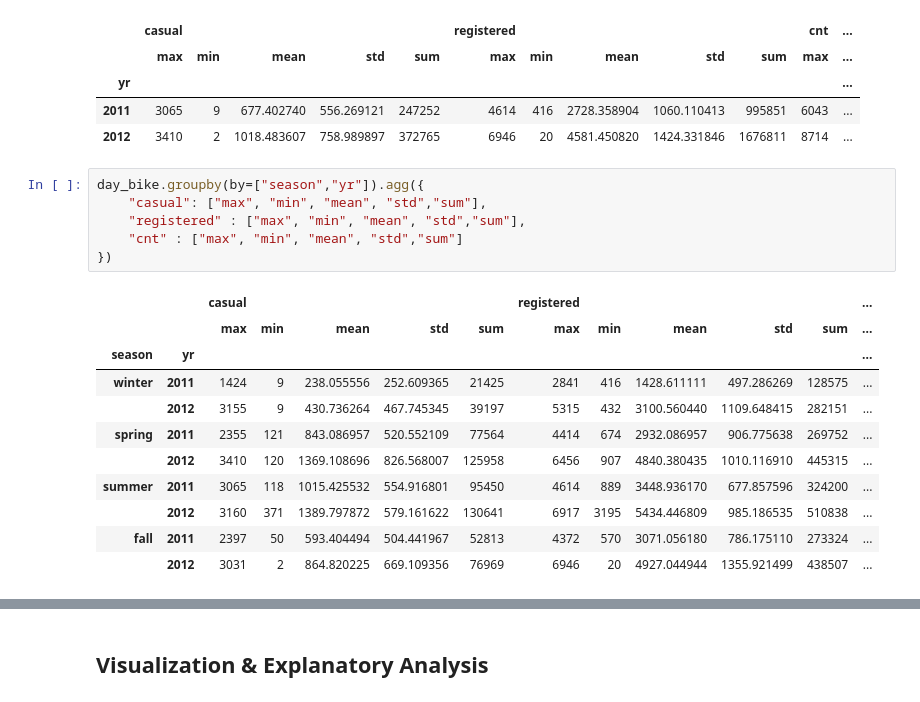
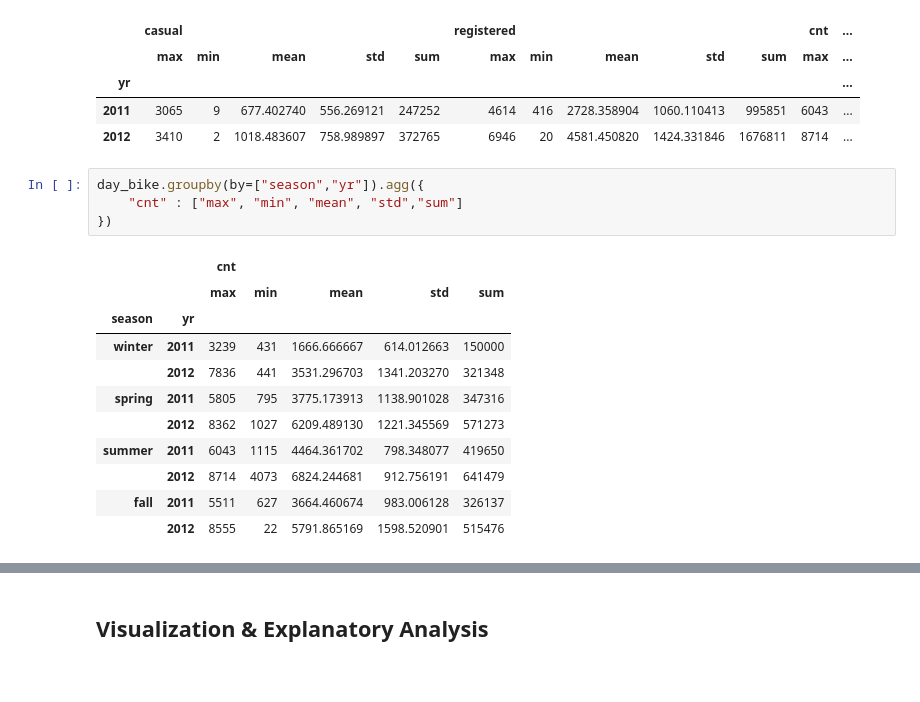
Before and after one commit to Diace7z/dicoding, a Jupyter notebook: notebook.ipynb, the cells around one changed output, grey strips where cells are left out. Drawn from its saved outputs; the diff is of its cells as text.

```diff
--- a/notebook.ipynb
+++ b/notebook.ipynb
@@ -420,21 +482,19 @@ day_bike.groupby(by=["yr"]).agg({
 | 2012 | 3410 | 2 | 1018.483607 | 758.989897 | 372765 | 6946 | 20 | 4581.450820 | 1424.331846 | 1676811 | 8714 | ... |
 # %%
 day_bike.groupby(by=["season","yr"]).agg({
-    "casual": ["max", "min", "mean", "std","sum"],
-    "registered" : ["max", "min", "mean", "std","sum"],
     "cnt" : ["max", "min", "mean", "std","sum"]
 })
 # %% [output]
-|  |  | casual |  |  |  |  | registered |  |  |  |  | ... |
-|  |  | max | min | mean | std | sum | max | min | mean | std | sum | ... |
-| season | yr |  |  |  |  |  |  |  |  |  |  | ... |
-| winter | 2011 | 1424 | 9 | 238.055556 | 252.609365 | 21425 | 2841 | 416 | 1428.611111 | 497.286269 | 128575 | ... |
-|  | 2012 | 3155 | 9 | 430.736264 | 467.745345 | 39197 | 5315 | 432 | 3100.560440 | 1109.648415 | 282151 | ... |
-| spring | 2011 | 2355 | 121 | 843.086957 | 520.552109 | 77564 | 4414 | 674 | 2932.086957 | 906.775638 | 269752 | ... |
-|  | 2012 | 3410 | 120 | 1369.108696 | 826.568007 | 125958 | 6456 | 907 | 4840.380435 | 1010.116910 | 445315 | ... |
-| summer | 2011 | 3065 | 118 | 1015.425532 | 554.916801 | 95450 | 4614 | 889 | 3448.936170 | 677.857596 | 324200 | ... |
-|  | 2012 | 3160 | 371 | 1389.797872 | 579.161622 | 130641 | 6917 | 3195 | 5434.446809 | 985.186535 | 510838 | ... |
-| fall | 2011 | 2397 | 50 | 593.404494 | 504.441967 | 52813 | 4372 | 570 | 3071.056180 | 786.175110 | 273324 | ... |
-|  | 2012 | 3031 | 2 | 864.820225 | 669.109356 | 76969 | 6946 | 20 | 4927.044944 | 1355.921499 | 438507 | ... |
+|  |  | cnt |  |  |  |  |
+|  |  | max | min | mean | std | sum |
+| season | yr |  |  |  |  |  |
+| winter | 2011 | 3239 | 431 | 1666.666667 | 614.012663 | 150000 |
+|  | 2012 | 7836 | 441 | 3531.296703 | 1341.203270 | 321348 |
+| spring | 2011 | 5805 | 795 | 3775.173913 | 1138.901028 | 347316 |
+|  | 2012 | 8362 | 1027 | 6209.489130 | 1221.345569 | 571273 |
+| summer | 2011 | 6043 | 1115 | 4464.361702 | 798.348077 | 419650 |
+|  | 2012 | 8714 | 4073 | 6824.244681 | 912.756191 | 641479 |
+| fall | 2011 | 5511 | 627 | 3664.460674 | 983.006128 | 326137 |
+|  | 2012 | 8555 | 22 | 5791.865169 | 1598.520901 | 515476 |
 # %%
 day_bike.groupby(by=["holiday","workingday"]).agg({
```
Also changed, not shown: parts of 35 cells of this notebook.
